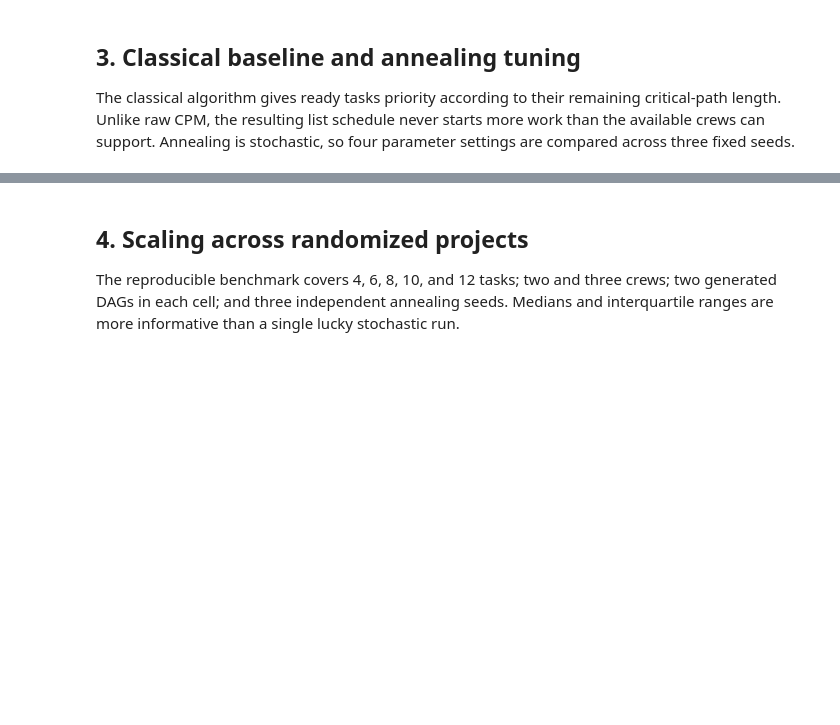
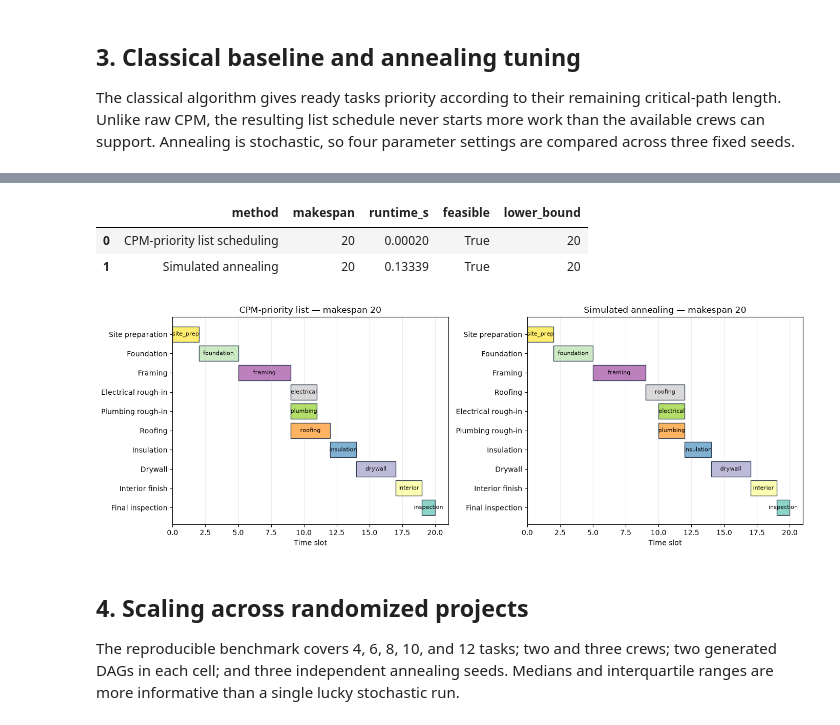
Before and after one commit to samarthgaggar/Quantum-Inspired-Optimization, a Jupyter notebook: notebooks/quantum_crew_scheduling.ipynb, the cells around one changed output, grey strips where cells are left out. Saved outputs shown, nothing was run; the diff lists cells and outputs as text; code cells hidden in the pictures; blank space fills up the shorter version.

```diff
--- a/notebooks/quantum_crew_scheduling.ipynb
+++ b/notebooks/quantum_crew_scheduling.ipynb
@@ -89,24 +219,41 @@ plt.show()
 # %%
 best_params = asdict(best_config)
-best_params.pop('name')
+best_params.pop("name")
 main_runs = [solve_annealing(project, seed=seed, **best_params) for seed in (707, 808, 909)]
 feasible_main = [run for run in main_runs if run.feasible]
-assert feasible_main, 'No feasible annealing schedule was found for the main example.'
+assert feasible_main, "No feasible annealing schedule was found for the main example."
 annealed = min(feasible_main, key=lambda run: (run.schedule.makespan, run.energy))
-comparison = pd.DataFrame([
-    {'method': classical.method, 'makespan': classical.schedule.makespan,
-     'runtime_s': classical.runtime, 'feasible': classical.feasible,
-     'lower_bound': classical.metadata['combined_lower_bound']},
-    {'method': annealed.method, 'makespan': annealed.schedule.makespan,
-     'runtime_s': annealed.runtime, 'feasible': annealed.feasible,
-     'lower_bound': classical.metadata['combined_lower_bound']}])
+comparison = pd.DataFrame(
+    [
+        {
+            "method": classical.method,
+            "makespan": classical.schedule.makespan,
+            "runtime_s": classical.runtime,
+            "feasible": classical.feasible,
+            "lower_bound": classical.metadata["combined_lower_bound"],
+        },
+        {
+            "method": annealed.method,
+            "makespan": annealed.schedule.makespan,
+            "runtime_s": annealed.runtime,
+            "feasible": annealed.feasible,
+            "lower_bound": classical.metadata["combined_lower_bound"],
+        },
+    ]
+)
 display(comparison.round(5))
-comparison.to_csv(RESULTS / 'main_comparison.csv', index=False)
+comparison.to_csv(RESULTS / "main_comparison.csv", index=False)
 assert classical.feasible and annealed.feasible
-fig, _ = plot_gantt_comparison(project, {
-    'CPM-priority list': classical.schedule, 'Simulated annealing': annealed.schedule})
-save_figure(fig, FIGURES / 'construction_gantt_comparison.png')
+fig, _ = plot_gantt_comparison(
+    project, {"CPM-priority list": classical.schedule, "Simulated annealing": annealed.schedule}
+)
+save_figure(fig, FIGURES / "construction_gantt_comparison.png")
 plt.show()
+# %% [output]
+|  | method | makespan | runtime_s | feasible | lower_bound |
+| 0 | CPM-priority list scheduling | 20 | 0.00020 | True | 20 |
+| 1 | Simulated annealing | 20 | 0.13339 | True | 20 |
+[figure, added]
 # %% [markdown]
 ## 4. Scaling across randomized projects
 
```
Also changed, not shown: parts of 13 cells of this notebook, 30 other files.
